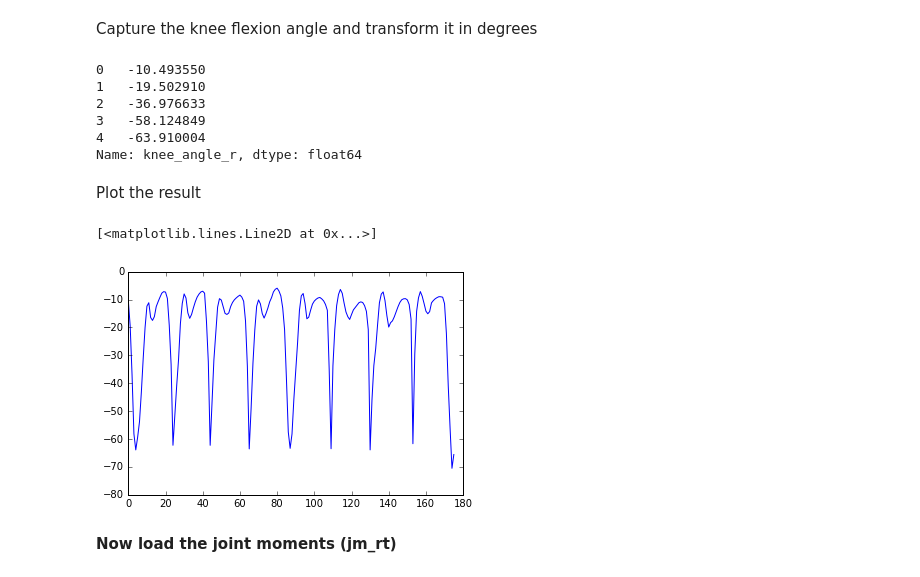
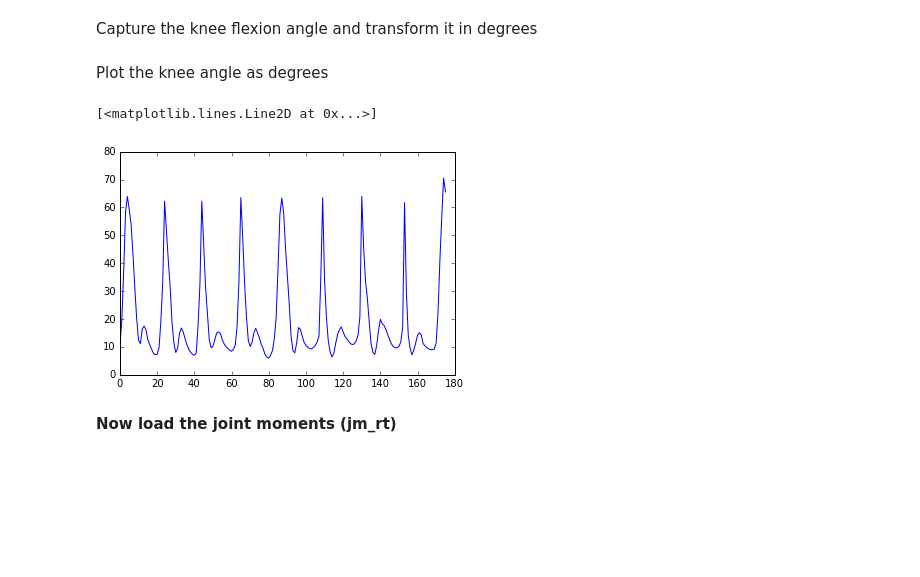
Before and after one commit to GeorgiosGiarmatzis/Compare_rt, a Jupyter notebook: Code.ipynb, the cells around one changed output. Saved outputs shown, nothing was run; the diff lists cells and outputs as text; code cells hidden in the pictures; blank space fills up the shorter version.

```diff
--- a/Code.ipynb
+++ b/Code.ipynb
@@ -31,21 +21,13 @@ Capture the knee flexion angle and transform it in degrees
 # %%
 data_rad = ja_rt['knee_angle_r']
 data_degrees = (data_rad*180)/np.pi
-data_degrees.head()
-# %% [output]
-0   -10.493550
-1   -19.502910
-2   -36.976633
-3   -58.124849
-4   -63.910004
-Name: knee_angle_r, dtype: float64
-# %% [markdown]
-Plot the result
+# %% [markdown]
+Plot the knee angle as degrees
 # %%
-plt.plot(data_degrees)
+plt.plot(data_degrees*-1)
 # %% [output]
 [<matplotlib.lines.Line2D at 0x...>]
-[figure, old version]
+[figure, new version]
 # %% [markdown]
 **Now load the joint moments (jm_rt)**
 # %%
```
Also changed, not shown: parts of 12 cells of this notebook.
